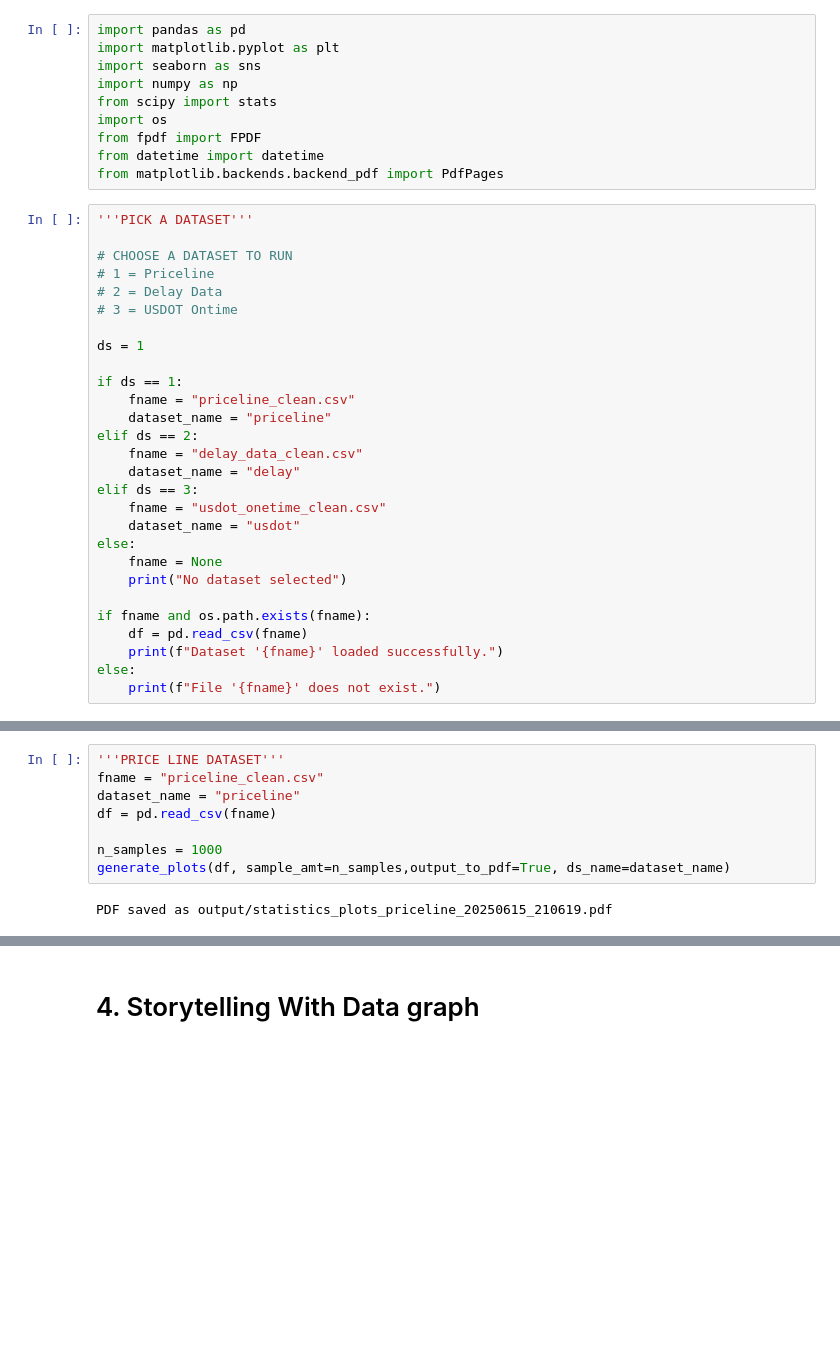
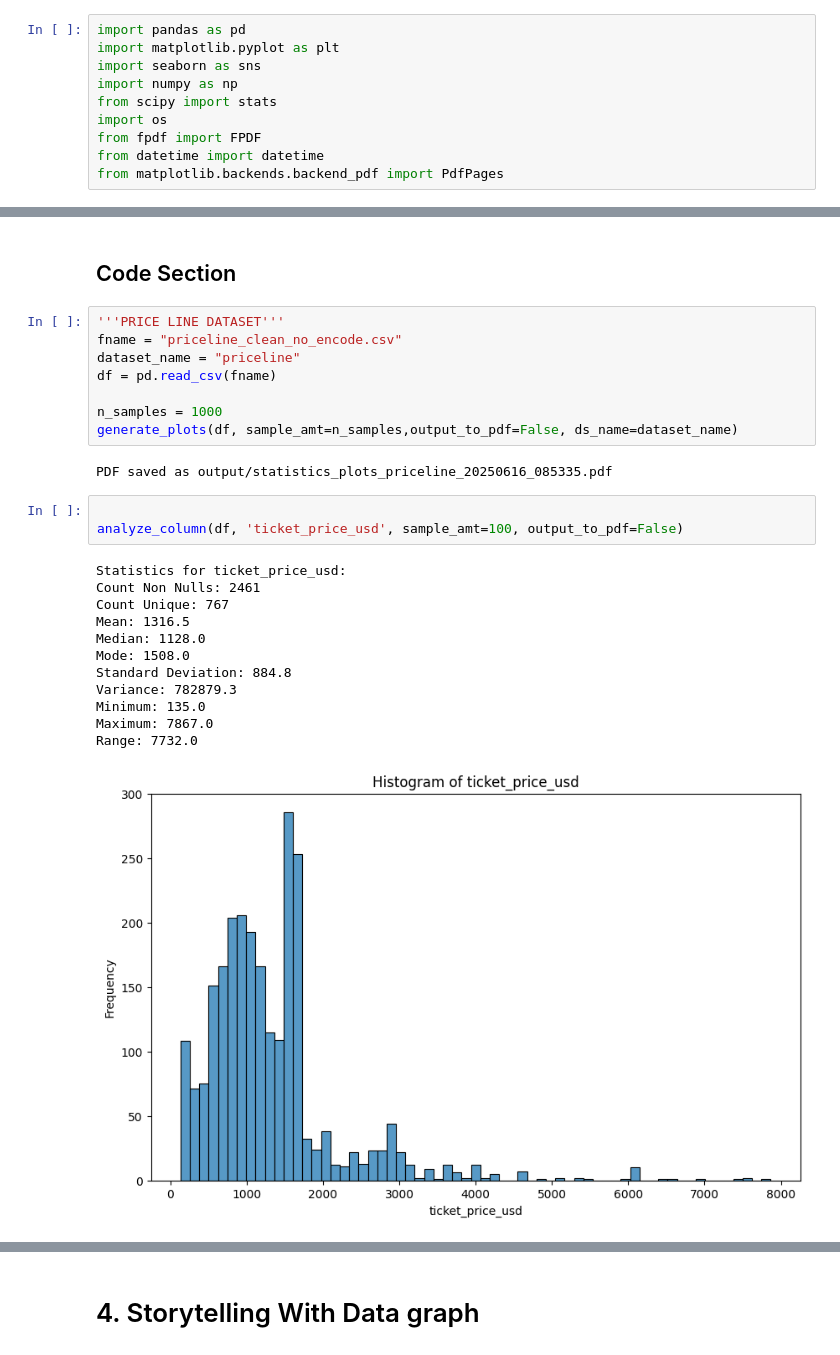
Before and after one commit to tbrantinghamBU/699-Personal, a Jupyter notebook: OMDS-ModB2-Week4-Brantingham-Tyler.ipynb, the cells around one changed output, grey strips where cells are left out. Saved outputs shown, nothing was run; the diff lists cells and outputs as text; blank space fills up the shorter version.

```diff
--- a/OMDS-ModB2-Week4-Brantingham-Tyler.ipynb
+++ b/OMDS-ModB2-Week4-Brantingham-Tyler.ipynb
@@ -71,31 +71,3 @@ import os
 from fpdf import FPDF
 from datetime import datetime
 from matplotlib.backends.backend_pdf import PdfPages
-# %%
-'''PICK A DATASET'''
-
-# CHOOSE A DATASET TO RUN
-# 1 = Priceline
-# 2 = Delay Data
-# 3 = USDOT Ontime
-
-ds = 1
-
-if ds == 1:
-    fname = "priceline_clean.csv"
-    dataset_name = "priceline"
-elif ds == 2:
-    fname = "delay_data_clean.csv"
-    dataset_name = "delay"
-elif ds == 3:
-    fname = "usdot_onetime_clean.csv"
-    dataset_name = "usdot"
-else:
-    fname = None
-    print("No dataset selected")
-
-if fname and os.path.exists(fname):
-    df = pd.read_csv(fname)
-    print(f"Dataset '{fname}' loaded successfully.")
-else:
-    print(f"File '{fname}' does not exist.")
@@ -235,10 +388,28 @@ def generate_plots(df, sample_amt, output_to_pdf, ds_name):
+# %% [markdown]
+## Code Section
 # %%
 '''PRICE LINE DATASET'''
-fname = "priceline_clean.csv"
+fname = "priceline_clean_no_encode.csv"
 dataset_name = "priceline"
 df = pd.read_csv(fname)
 
 n_samples = 1000
-generate_plots(df, sample_amt=n_samples,output_to_pdf=True, ds_name=dataset_name)
+generate_plots(df, sample_amt=n_samples,output_to_pdf=False, ds_name=dataset_name)
 # %% [output]
-PDF saved as output/statistics_plots_priceline_20250615_210619.pdf
+PDF saved as output/statistics_plots_priceline_20250616_085335.pdf
+# %%
+
+analyze_column(df, 'ticket_price_usd', sample_amt=100, output_to_pdf=False)
+# %% [output]
+Statistics for ticket_price_usd:
+Count Non Nulls: 2461
+Count Unique: 767
+Mean: 1316.5
+Median: 1128.0
+Mode: 1508.0
+Standard Deviation: 884.8
+Variance: 782879.3
+Minimum: 135.0
+Maximum: 7867.0
+Range: 7732.0
+[figure, added]
```
Also changed, not shown: parts of 10 cells of this notebook, 1 other file.
